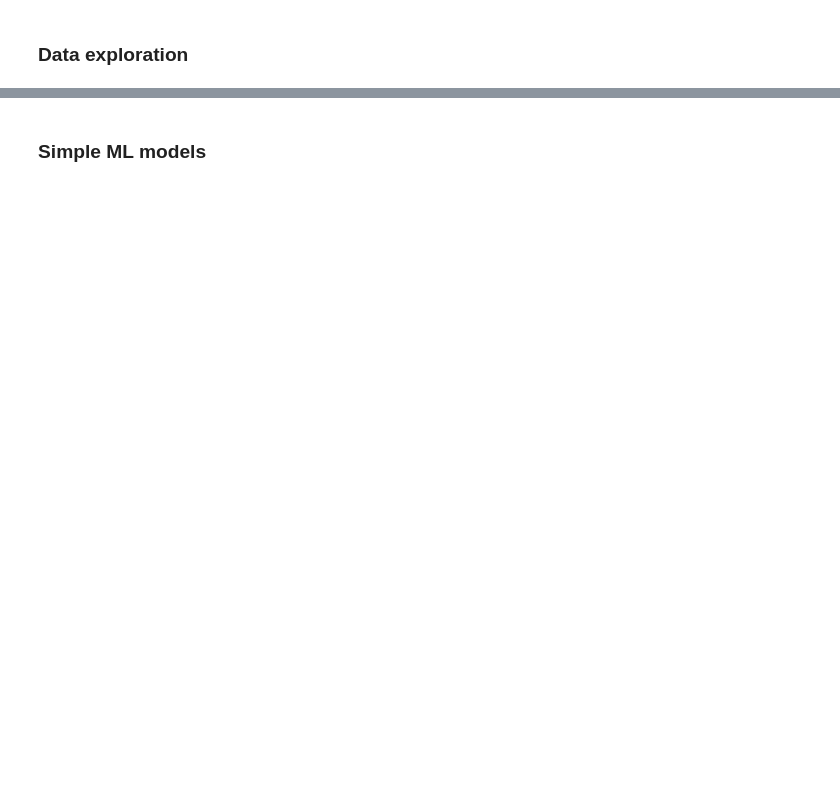
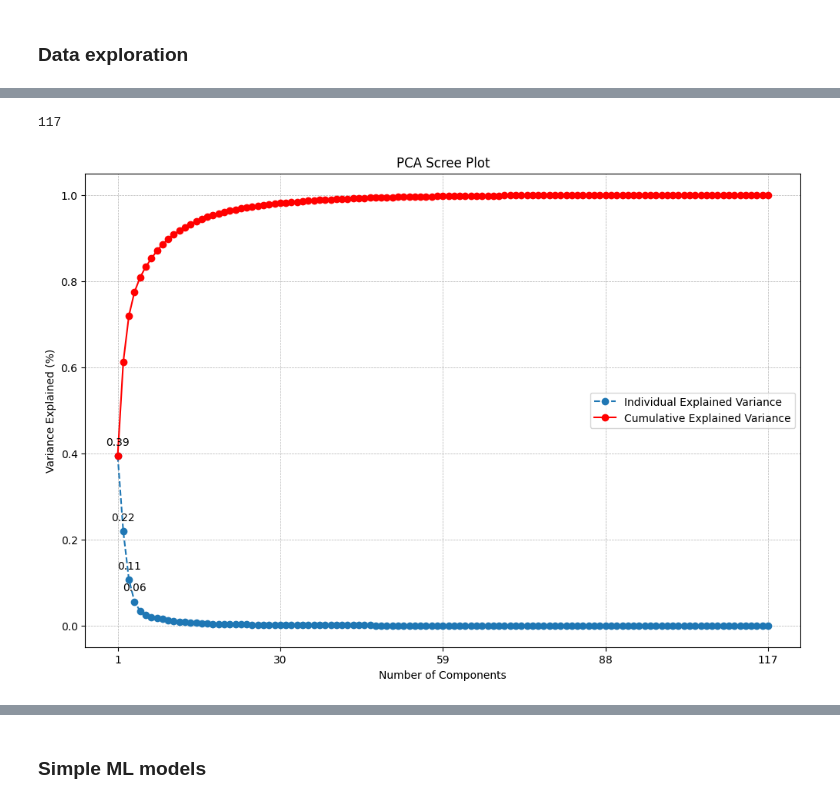
Before and after one commit to LaFerraille/Liver-cancer-detection, a Jupyter notebook: main.ipynb, the cells around one changed output, grey strips where cells are left out. Saved outputs shown, nothing was run; the diff lists cells and outputs as text; code cells hidden in the pictures; blank space fills up the shorter version.

```diff
--- a/main.ipynb
+++ b/main.ipynb
@@ -59,0 +78,38 @@ Shape of y: (117,)
+# %%
+# Standardize the data
+X_scaled = StandardScaler().fit_transform(X)
+
+# Apply PCA
+pca = PCA()
+X_pca = pca.fit_transform(X_scaled)
+
+# Display the summary
+explained_variance = pca.explained_variance_ratio_
+cumulative_variance = np.cumsum(explained_variance)
+print(len(explained_variance))
+
+# Plot settings
+plt.figure(figsize=(12, 8))
+individual_line, = plt.plot(np.arange(1, len(explained_variance) + 1), explained_variance, 'o--', label='Individual Explained Variance')
+cumulative_line, = plt.plot(np.arange(1, len(explained_variance) + 1), cumulative_variance, 'o-', color='r', label='Cumulative Explained Variance')
+
+plt.title('PCA Scree Plot')
+plt.xlabel('Number of Components')
+plt.ylabel('Variance Explained (%)')
+plt.grid(True, which='both', linestyle='--', linewidth=0.5)
+plt.legend(handles=[individual_line, cumulative_line])
+
+# Adjusting x-axis ticks to only show those components explaining at least 5% of variance
+significant_components = np.linspace(1,len(explained_variance),5) #[i + 1 for i, v in enumerate(explained_variance) if v >= 0.05]
+plt.xticks(significant_components)
+
+# Annotate each significant point
+for i, v in enumerate(explained_variance):
+    if v >= 0.05:  # only annotate significant components
+        label = f"{v:.2f}"
+        plt.annotate(label, (i + 1, v), textcoords="offset points", xytext=(0, 10), ha='center')
+
+plt.show()
+# %% [output]
+117
+[figure, added]
```
Also changed, not shown: parts of 34 cells of this notebook, 8 other files.
